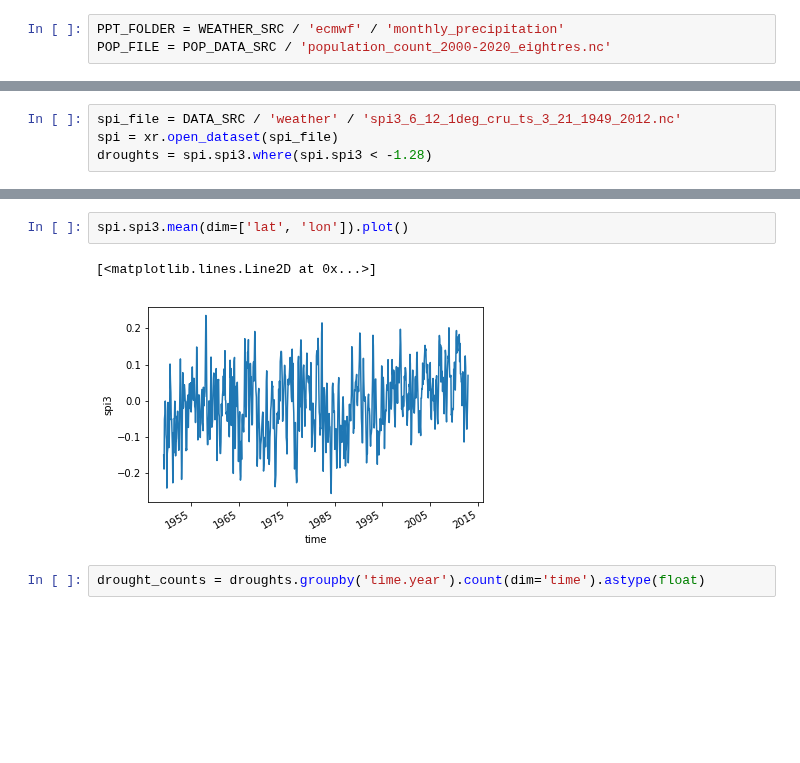
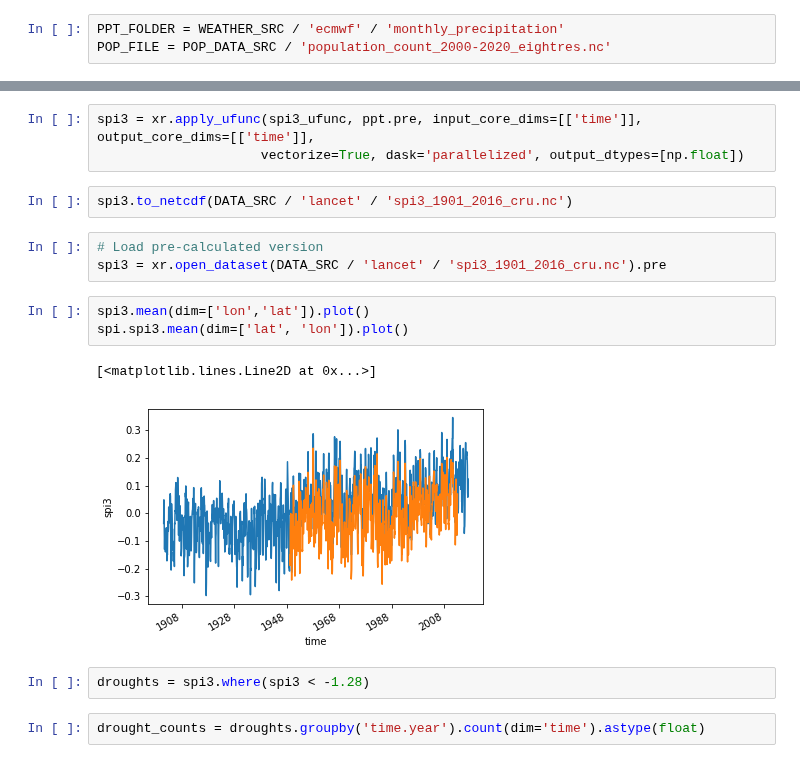
Before and after one commit to mangecoeur/health-climate-exposure, a Jupyter notebook: 1.4 Drought exposure.ipynb, the cells around one changed output, grey strips where cells are left out. Cells and saved outputs as stored; diff of their text form; blank space fills up the shorter version.

Commit message:
wip drought

```diff
--- a/1.4 Drought exposure.ipynb
+++ b/1.4 Drought exposure.ipynb
@@ -91,4 +96,0 @@ This could be good to deliver initial values this year, although it would be bes
-# %%
-spi_file = DATA_SRC / 'weather' / 'spi3_6_12_1deg_cru_ts_3_21_1949_2012.nc'
-spi = xr.open_dataset(spi_file)
-droughts = spi.spi3.where(spi.spi3 < -1.28)
@@ -95,8 +104,19 @@ droughts = spi.spi3.where(spi.spi3 < -1.28)
+# %%
+spi3 = xr.apply_ufunc(spi3_ufunc, ppt.pre, input_core_dims=[['time']], output_core_dims=[['time']],
+                     vectorize=True, dask='parallelized', output_dtypes=[np.float])
+# %%
+spi3.to_netcdf(DATA_SRC / 'lancet' / 'spi3_1901_2016_cru.nc')
+# %%
+# Load pre-calculated version
+spi3 = xr.open_dataset(DATA_SRC / 'lancet' / 'spi3_1901_2016_cru.nc').pre
 # %%
+spi3.mean(dim=['lon','lat']).plot()
 spi.spi3.mean(dim=['lat', 'lon']).plot()
 # %% [output]
 [<matplotlib.lines.Line2D at 0x...>]
-[figure, old version]
+[figure, new version]
+# %%
+droughts = spi3.where(spi3 < -1.28)
 # %%
 drought_counts = droughts.groupby('time.year').count(dim='time').astype(float)
 # %% [markdown]
```
Also changed, not shown: parts of 31 cells of this notebook, 1 other file.
